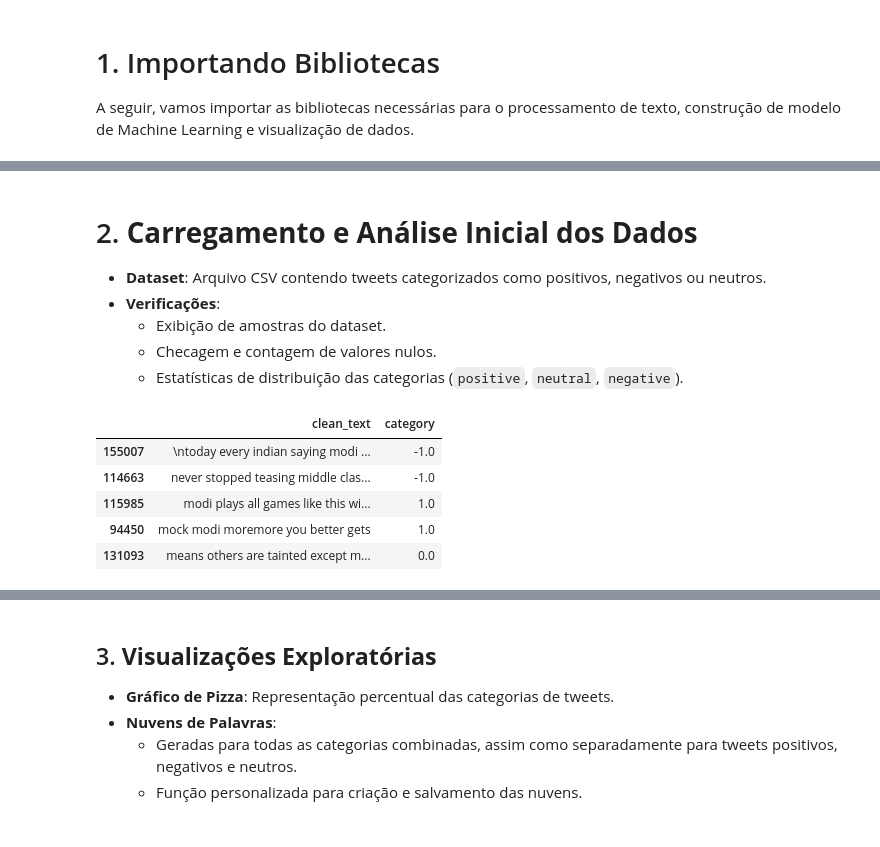
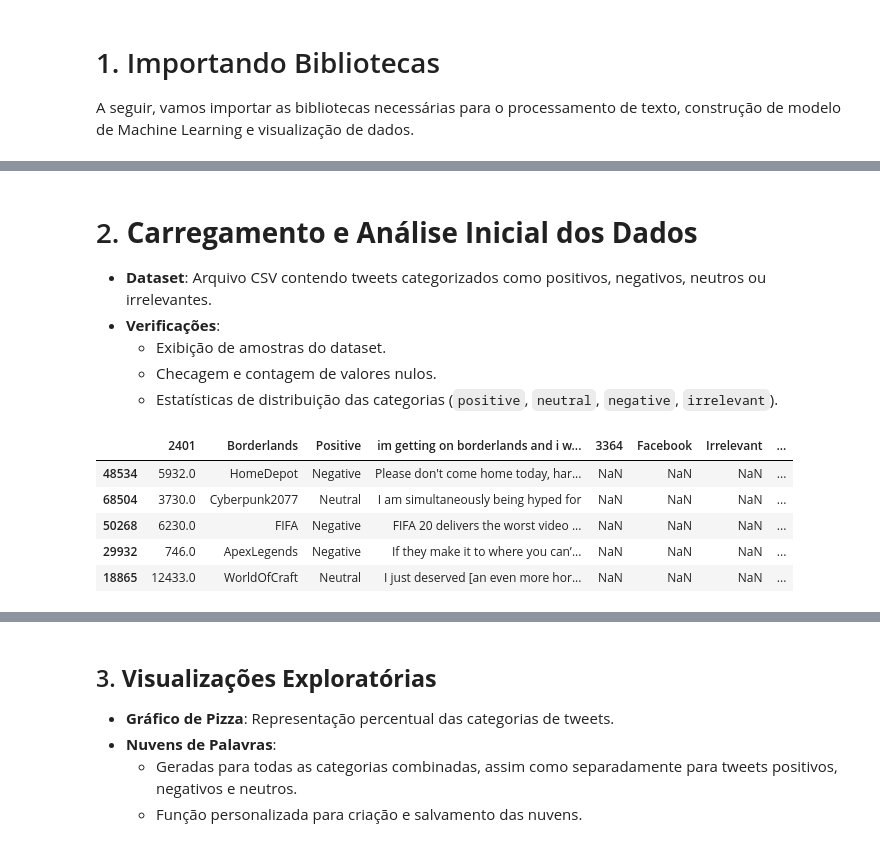
Before and after one commit to thiago-abarros/twitter-sentiment-analysis, a Jupyter notebook: notebooks/twitter-analysis.ipynb, the cells around one changed output, grey strips where cells are left out. Saved outputs shown, nothing was run; the diff lists cells and outputs as text; code cells hidden in the pictures.

```diff
--- a/notebooks/twitter-analysis.ipynb
+++ b/notebooks/twitter-analysis.ipynb
@@ -25,20 +42,22 @@ warnings.filterwarnings("ignore")
 # %% [markdown]
 # 2. **Carregamento e Análise Inicial dos Dados**
-- **Dataset**: Arquivo CSV contendo tweets categorizados como positivos, negativos ou neutros.
+- **Dataset**: Arquivo CSV contendo tweets categorizados como positivos, negativos, neutros ou irrelevantes.
 - **Verificações**:
   - Exibição de amostras do dataset.
   - Checagem e contagem de valores nulos.
-  - Estatísticas de distribuição das categorias (`positive`, `neutral`, `negative`).
+  - Estatísticas de distribuição das categorias (`positive`, `neutral`, `negative`, `irrelevant`).
 # %%
 import numpy as np
 import pandas as pd
 
-df = pd.read_csv("data/Twitter_Data.csv")
+df_train = pd.read_csv('../data/twitter_training.csv')
+df_val = pd.read_csv('../data/twitter_validation.csv')
+df = pd.concat([df_train, df_val], ignore_index=False)
 df.sample(5)
 # %% [output]
-|  | clean_text | category |
-| 155007 | \ntoday every indian saying modi ... | -1.0 |
-| 114663 | never stopped teasing middle clas... | -1.0 |
-| 115985 | modi plays all games like this wi... | 1.0 |
-| 94450 | mock modi moremore you better gets | 1.0 |
-| 131093 | means others are tainted except m... | 0.0 |
+|  | 2401 | Borderlands | Positive | im getting on borderlands and i w... | 3364 | Facebook | Irrelevant | ... |
+| 48534 | 5932.0 | HomeDepot | Negative | Please don't come home today, har... | NaN | NaN | NaN | ... |
+| 68504 | 3730.0 | Cyberpunk2077 | Neutral | I am simultaneously being hyped for | NaN | NaN | NaN | ... |
+| 50268 | 6230.0 | FIFA | Negative | FIFA 20 delivers the worst video ... | NaN | NaN | NaN | ... |
+| 29932 | 746.0 | ApexLegends | Negative | If they make it to where you can’... | NaN | NaN | NaN | ... |
+| 18865 | 12433.0 | WorldOfCraft | Neutral | I just deserved [an even more hor... | NaN | NaN | NaN | ... |
```
Also changed, not shown: parts of 86 cells of this notebook, 7 other files.
